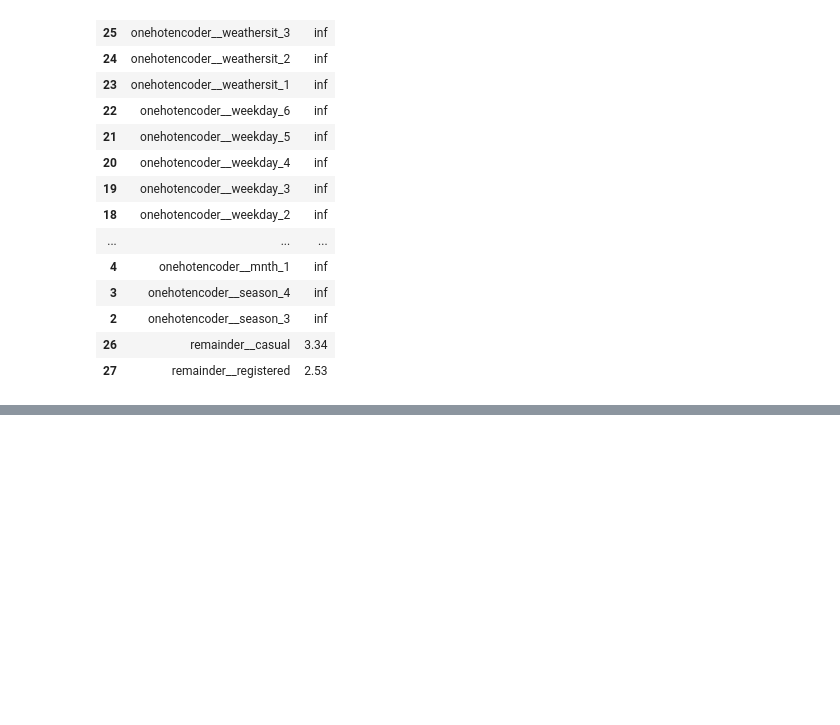
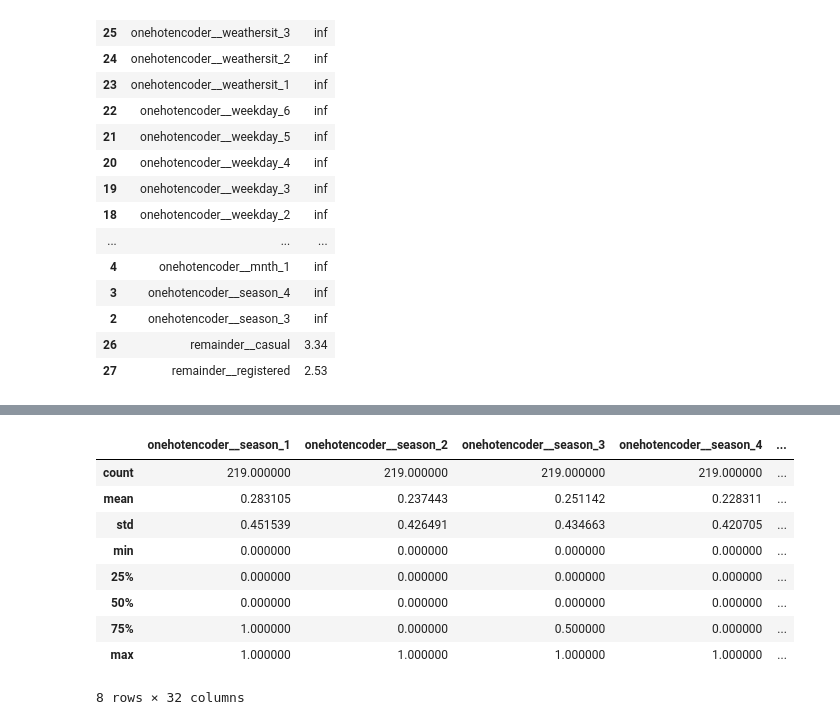
Before and after one commit to hargurjeet/Bike_Sharing_Case_Study, a Jupyter notebook: Bike_Sharing_Case_Study.ipynb, the cells around one changed output, grey strips where cells are left out. Cells and saved outputs as stored; diff of their text form; code cells hidden in the pictures; blank space fills up the shorter version.

```diff
--- a/Bike_Sharing_Case_Study.ipynb
+++ b/Bike_Sharing_Case_Study.ipynb
@@ -614,0 +690,13 @@ vif
+# %%
+X_test.describe()
+# %% [output]
+|  | onehotencoder__season_1 | onehotencoder__season_2 | onehotencoder__season_3 | onehotencoder__season_4 | ... |
+| count | 219.000000 | 219.000000 | 219.000000 | 219.000000 | ... |
+| mean | 0.283105 | 0.237443 | 0.251142 | 0.228311 | ... |
+| std | 0.451539 | 0.426491 | 0.434663 | 0.420705 | ... |
+| min | 0.000000 | 0.000000 | 0.000000 | 0.000000 | ... |
+| 25% | 0.000000 | 0.000000 | 0.000000 | 0.000000 | ... |
+| 50% | 0.000000 | 0.000000 | 0.000000 | 0.000000 | ... |
+| 75% | 1.000000 | 0.000000 | 0.500000 | 0.000000 | ... |
+| max | 1.000000 | 1.000000 | 1.000000 | 1.000000 | ... |
+8 rows × 32 columns
```
Also changed, not shown: parts of 24 cells of this notebook.
